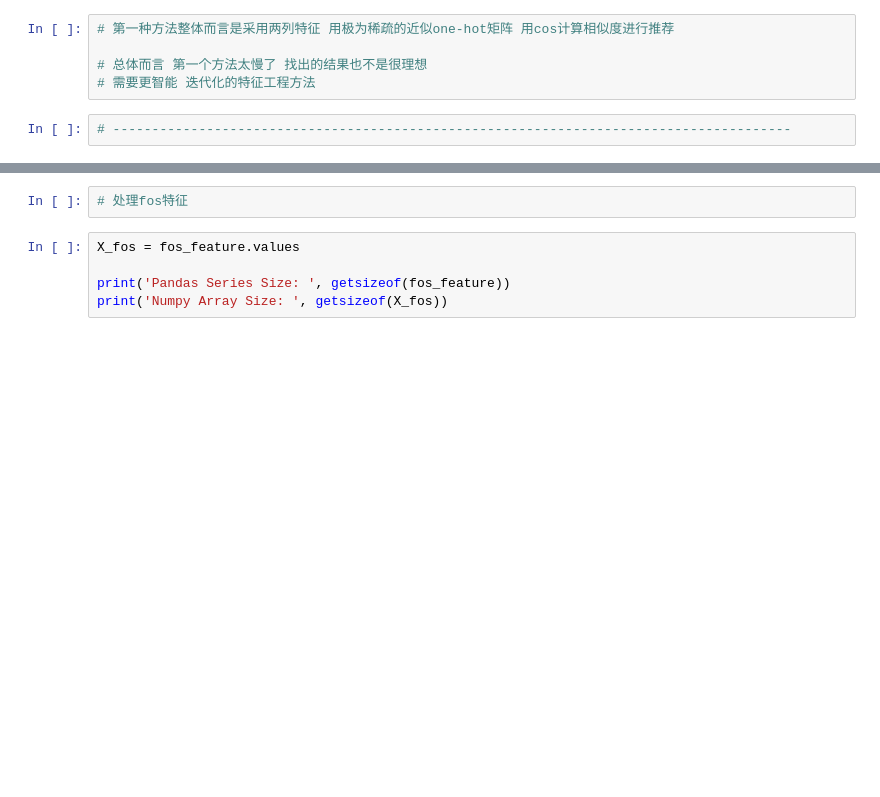
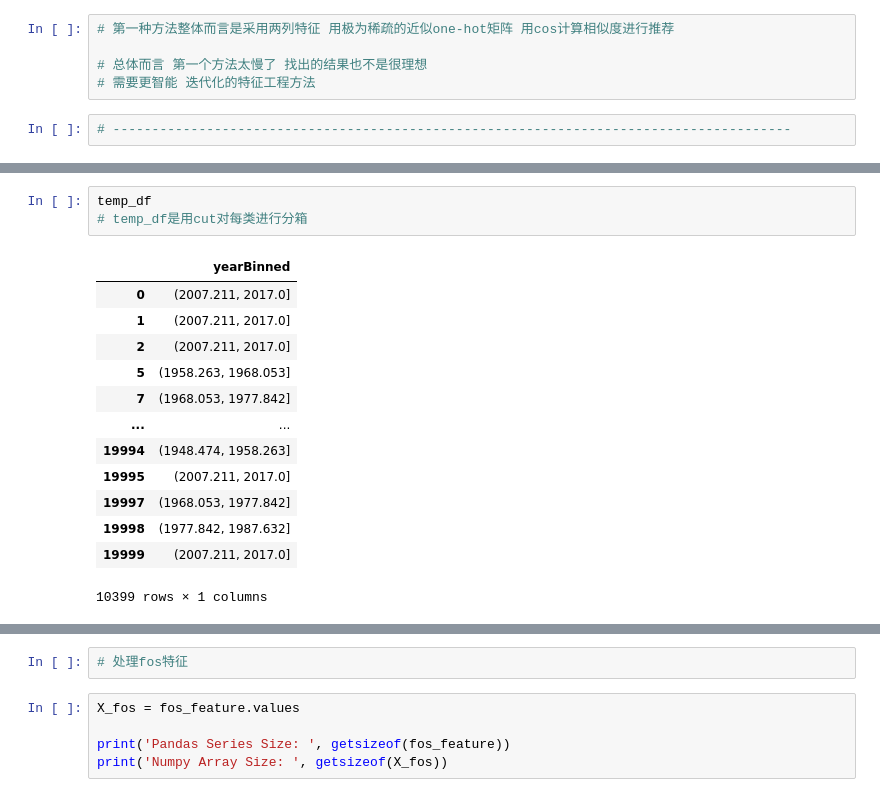
Before and after one commit to MMMMysticY/feature_engineering, a Jupyter notebook: chapter9/9.1协同过滤做论文文本相似计算.ipynb, the cells around one changed output, grey strips where cells are left out. Saved outputs shown, nothing was run; the diff lists cells and outputs as text; blank space fills up the shorter version.

```diff
--- a/chapter9/9.1协同过滤做论文文本相似计算.ipynb
+++ b/chapter9/9.1协同过滤做论文文本相似计算.ipynb
@@ -159,0 +309,17 @@ X_yrs.columns.categories
+# %%
+temp_df
+# temp_df是用cut对每类进行分箱
+# %% [output]
+|  | yearBinned |
+| 0 | (2007.211, 2017.0] |
+| 1 | (2007.211, 2017.0] |
+| 2 | (2007.211, 2017.0] |
+| 5 | (1958.263, 1968.053] |
+| 7 | (1968.053, 1977.842] |
+| ... | ... |
+| 19994 | (1948.474, 1958.263] |
+| 19995 | (2007.211, 2017.0] |
+| 19997 | (1968.053, 1977.842] |
+| 19998 | (1977.842, 1987.632] |
+| 19999 | (2007.211, 2017.0] |
+10399 rows × 1 columns
```
Also changed, not shown: parts of 53 cells of this notebook.
